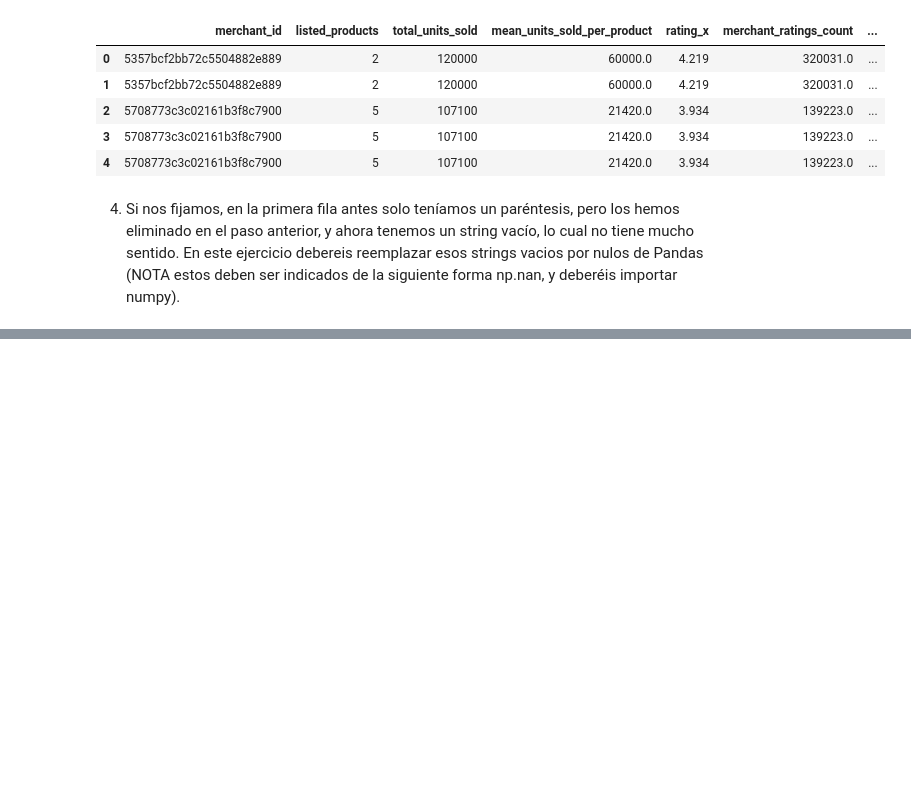
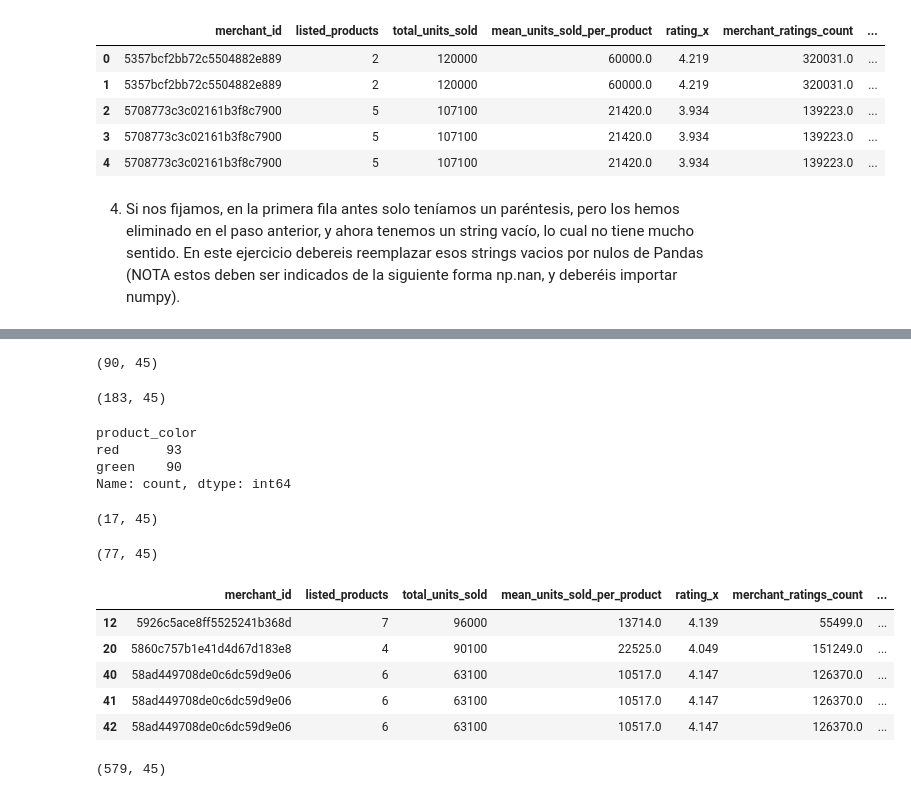
Before and after one commit to KatherineGortz/ejercicios-en-adalab, a Jupyter notebook: Module 3/3.4 Union y Limpueza/3.4 Individual exercises.ipynb, the cells around one changed output, grey strips where cells are left out. Cells and saved outputs as stored; diff of their text form; code cells hidden in the pictures; blank space fills up the shorter version.

```diff
--- a/Module 3/3.4 Union y Limpueza/3.4 Individual exercises.ipynb
+++ b/Module 3/3.4 Union y Limpueza/3.4 Individual exercises.ipynb
@@ -184,0 +226,2 @@ mergeado_inner.head(5)
+# %%
+mergeado_inner.drop(['badges_count', 'product_variation_inventory', 'urgency_text', 'merchant_title', 'merchant_has_profile_picture', 'merchant_profile_picture', 'product_picture', 'total_urgency_count', 'has_urgency_banner', 'urgency_text_rate'], axis=1, inplace=True)
@@ -184,0 +255,59 @@ mergeado_inner.head(5)
+# %%
+#Seleccionad aquellos productos cuyo color es verde. ¿Cuántos productos tenemos?
+
+df_color = mergeado_inner[mergeado_inner['product_color'] == 'green']
+
+df_color.shape
+# %% [output]
+(90, 45)
+# %%
+#Seleccionad aquellos productos cuyo color es verde y rojo. ¿Cuántos productos tenemos de cada tipo de color?-
+
+colores = ['red', 'green']
+
+df_color2 = mergeado_inner[mergeado_inner['product_color'].isin(colores)]
+
+print(df_color2.shape)
+df_color2['product_color'].value_counts()
+# %% [output]
+(183, 45)
+product_color
+red      93
+green    90
+Name: count, dtype: int64
+# %%
+#Seleccionad aquellos productos de la talla M, que valgan más de 15. ¿Cuántos productos tenemos?
+condicion_1 = mergeado_inner['product_variation_size_id'] == 'M'
+condicion_2 = mergeado_inner['price'] > 15
+
+
+df_m_15 = mergeado_inner[condicion_1 & condicion_2]
+
+print(df_m_15.shape)
+# %% [output]
+(17, 45)
+# %%
+#Seleccionad aquellos productos cuyo precio este entre 1 y 2 (ambos inclusive). ¿Cuántos productos tenemos?
+
+df_price = mergeado_inner[mergeado_inner["price"].between(1, 2, inclusive = "both" )]
+
+print(df_price.shape)
+df_price.head()
+# %% [output]
+(77, 45)
+|  | merchant_id | listed_products | total_units_sold | mean_units_sold_per_product | rating_x | merchant_ratings_count | ... |
+| 12 | 5926c5ace8ff5525241b368d | 7 | 96000 | 13714.0 | 4.139 | 55499.0 | ... |
+| 20 | 5860c757b1e41d4d67d183e8 | 4 | 90100 | 22525.0 | 4.049 | 151249.0 | ... |
+| 40 | 58ad449708de0c6dc59d9e06 | 6 | 63100 | 10517.0 | 4.147 | 126370.0 | ... |
+| 41 | 58ad449708de0c6dc59d9e06 | 6 | 63100 | 10517.0 | 4.147 | 126370.0 | ... |
+| 42 | 58ad449708de0c6dc59d9e06 | 6 | 63100 | 10517.0 | 4.147 | 126370.0 | ... |
+# %%
+#Filtrad los datos, para extraer solo aquellos productos que tengan uno o más dígitos en su titulo. ¿Cuántos productos hay?
+
+patron_regex = r"\d+"
+
+df_product = mergeado_inner[mergeado_inner["title"].str.contains(patron_regex, regex = True)]
+
+print(df_product.shape)
+# %% [output]
+(579, 45)
```
Also changed, not shown: parts of 9 cells of this notebook, 1 other file.
